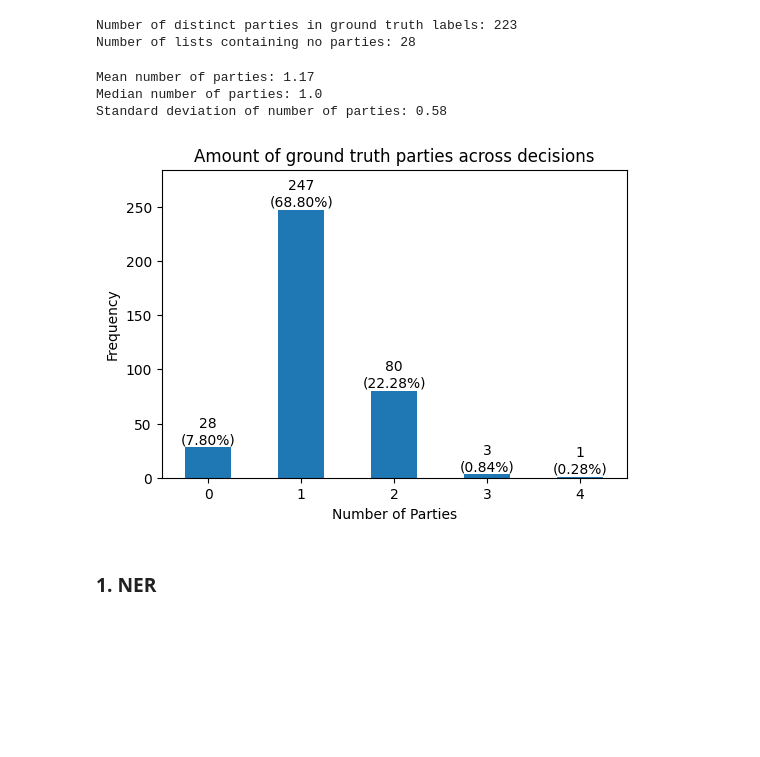
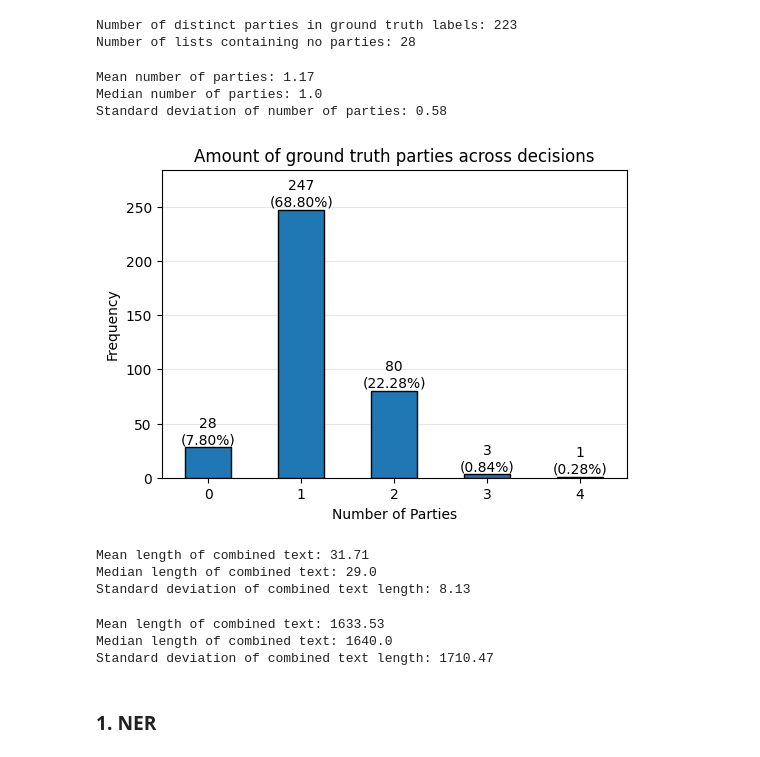
Before and after one commit to giacomograzia/BEP_CITaDOG, a Jupyter notebook: final_code/3_recipient_extraction/3_recipient_extraction.ipynb, the cells around one changed output. Saved outputs shown, nothing was run; the diff lists cells and outputs as text; code cells hidden in the pictures; blank space fills up the shorter version.

```diff
--- a/final_code/3_recipient_extraction/3_recipient_extraction.ipynb
+++ b/final_code/3_recipient_extraction/3_recipient_extraction.ipynb
@@ -66,37 +71,62 @@ print(f"Median number of parties: {median_party_count}")
 print(f"Standard deviation of number of parties: {std_party_count:.2f}")
 
 # Plot the bar chart
-ax = df['party_count'].value_counts().sort_index().plot(kind='bar', figsize=(6, 4))
+ax = df['party_count'].value_counts().sort_index().plot(kind='bar', figsize=(6, 4), edgecolor='black', zorder=3)
 
 # Adjust the y-axis limit to raise the top bar
 max_count = df['party_count'].value_counts().max()
 ax.set_ylim(0, max_count * 1.15)
 
 # Add counts and proportions on top of each bar
 total_count = len(df)
 for p in ax.patches:
     count = p.get_height()
     proportion = count / total_count
     ax.annotate(f'{count}\n({proportion:.2%})',
                 (p.get_x() + p.get_width() / 2., p.get_height()+2),
                 ha='center', va='center',
                 xytext=(0, 10),
                 textcoords='offset points')
 
 
 # Customize the plot
 plt.xlabel('Number of Parties')
 plt.ylabel('Frequency')
+plt.grid(axis='y', linestyle='-', alpha=0.3, zorder=0)
 plt.title('Amount of ground truth parties across decisions')
 plt.xticks(rotation=0)  # Set x-tick labels to horizontal
 plt.savefig('/Users/giacomograzia/Downloads/party_count_distribution.png', dpi=300)
 
 # Show the plot
 plt.show()
 # %% [output]
 Mean number of parties: 1.17
 Median number of parties: 1.0
 Standard deviation of number of parties: 0.58
-[figure, old version]
+[figure, new version]
+# %%
+mean_combined_text_length = df.combined_text.apply(lambda x: len(x.split(' '))).mean().round(2)
+median_combined_text_length = df.combined_text.apply(lambda x: len(x.split(' '))).median().round(2)
+std_combined_text_length = df.combined_text.apply(lambda x: len(x.split(' '))).std().round(2)
+
+print(f"Mean length of combined text: {mean_combined_text_length}")
+print(f"Median length of combined text: {median_combined_text_length}")
+print(f"Standard deviation of combined text length: {std_combined_text_length}")
+# %% [output]
+Mean length of combined text: 31.71
+Median length of combined text: 29.0
+Standard deviation of combined text length: 8.13
+# %%
+mean_text_pypdf2_length = df.text_pypdf2.apply(lambda x: len(x.split(' '))).mean().round(2)
+median_text_pypdf2_length = df.text_pypdf2.apply(lambda x: len(x.split(' '))).median().round(2)
+std_text_pypdf2_length = df.text_pypdf2.apply(lambda x: len(x.split(' '))).std().round(2)
+
+print(f"Mean length of combined text: {mean_text_pypdf2_length}")
+print(f"Median length of combined text: {median_text_pypdf2_length}")
+print(f"Standard deviation of combined text length: {std_text_pypdf2_length}")
+# %% [output]
+Mean length of combined text: 1633.53
+Median length of combined text: 1640.0
+Standard deviation of combined text length: 1710.47
 # %% [markdown]
 ### 1. NER
```
Also changed, not shown: parts of 13 cells of this notebook.
